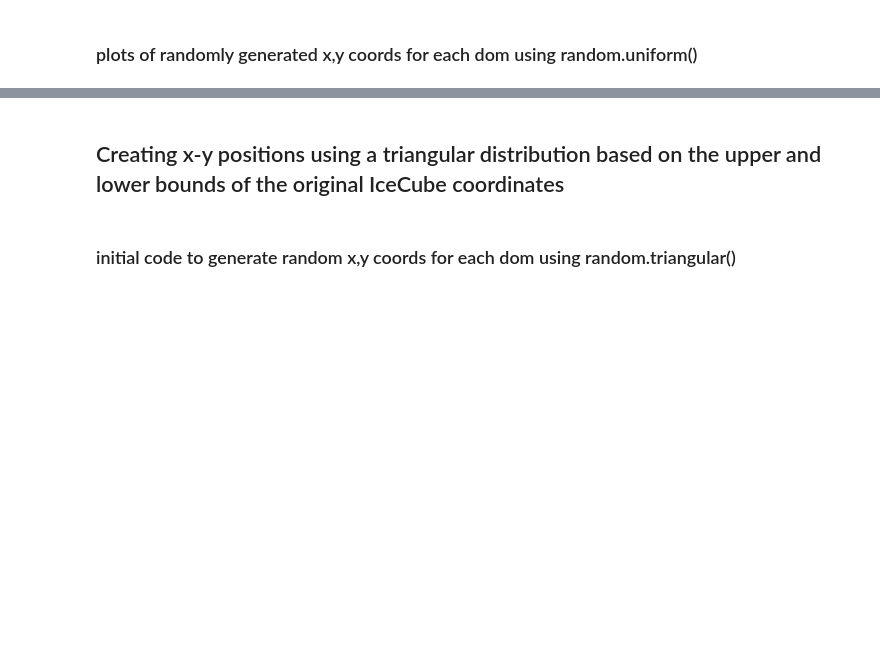
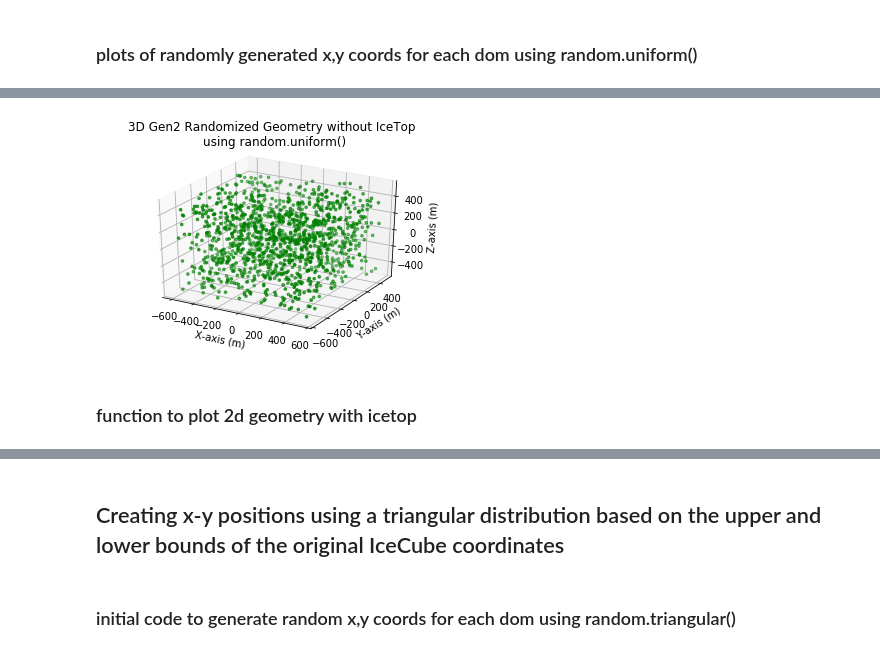
Before and after one commit to Patricia-Mcmillin/PMcmillin_REU, a Jupyter notebook: random_gen2_geometry.ipynb, the cells around one changed output, grey strips where cells are left out. Cells and saved outputs as stored; diff of their text form; code cells hidden in the pictures; blank space fills up the shorter version.

```diff
--- a/random_gen2_geometry.ipynb
+++ b/random_gen2_geometry.ipynb
@@ -171,0 +209,22 @@ plt.show()
+# %%
+""" x: choosen x cooordinates
+     y: choosen y coordinates
+     z: choosen z coordinates
+     random_gen: random number generator used to create x,y coordinates
+"""
+def plot_3d_no_icetop(x, y, z, random_gen):
+    fig = plt.figure()
+    ax = plt.axes(projection='3d')
+    ax.set_xlabel('X-axis (m)')
+    ax.set_ylabel('Y-axis (m)')
+    ax.set_zlabel('Z-axis (m)')
+    ax.set_title("3D Gen2 Randomized Geometry without IceTop \n" + random_gen)
+    ax.dist = 11
+    ax.scatter3D(x[:,0:61], y[:,0:61], z[:,0:61], s =7, c='green', depthshade=True)
+    return fig
+# %%
+fig2 = plot_3d_no_icetop(rand_dom_x_positions, rand_dom_y_positions, gen2_dom_z_positions, "using random.uniform()")
+# %% [output]
+[figure, added]
+# %% [markdown]
+### function to plot 2d geometry with icetop
```
Also changed, not shown: parts of 20 cells of this notebook.
